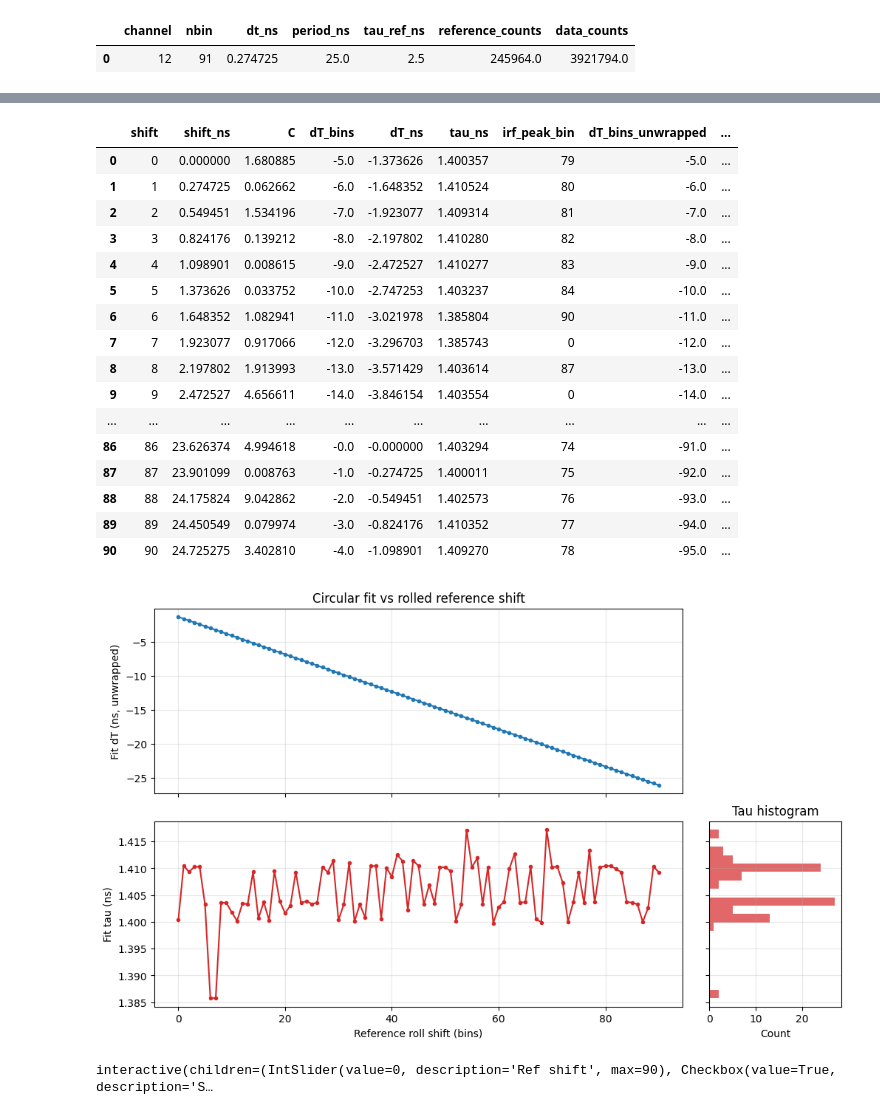
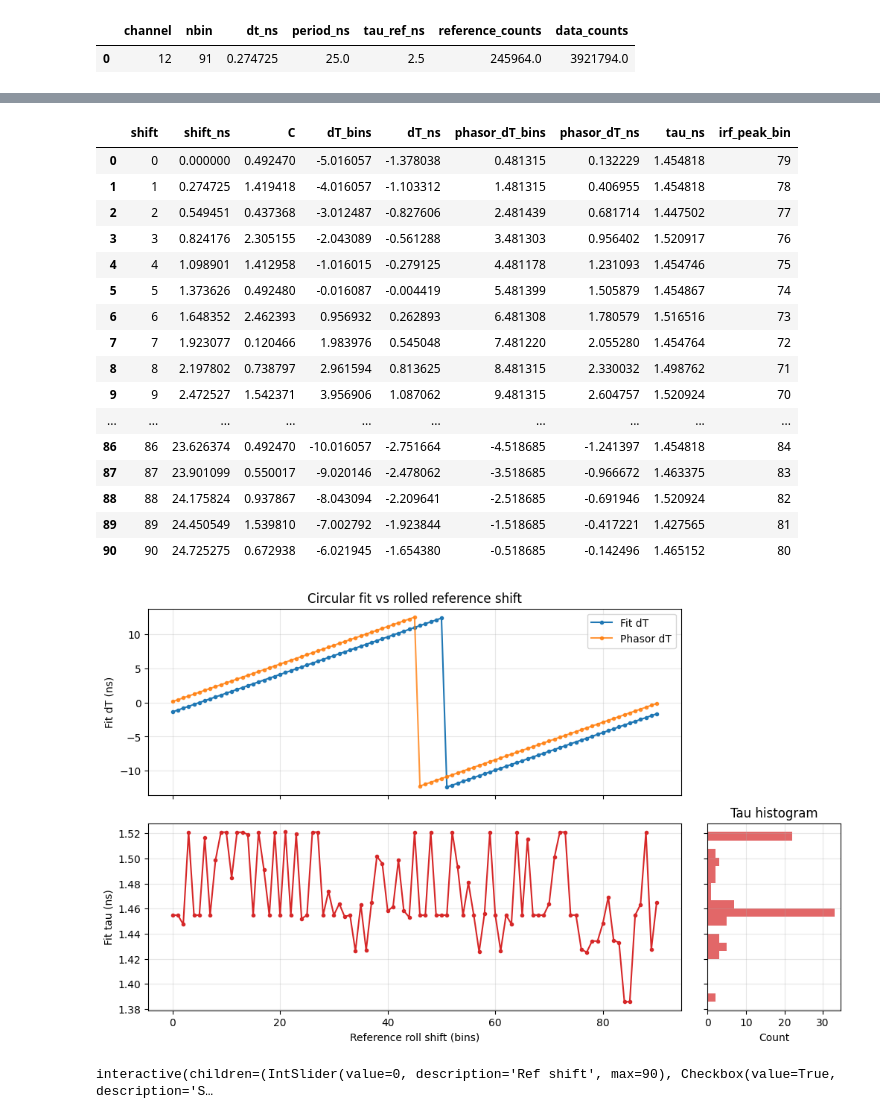
Before and after one commit to VicidominiLab/BrightEyes-Flim, a Jupyter notebook: example notebooks/Alignment Data.ipynb, the cells around one changed output, grey strips where cells are left out. Saved outputs shown, nothing was run; the diff lists cells and outputs as text; code cells hidden in the pictures.

Commit message:
Added comparison with phasor estiamtion of dT

```diff
--- a/example notebooks/Alignment Data.ipynb
+++ b/example notebooks/Alignment Data.ipynb
@@ -13,4 +13,9 @@ sys.path.insert(0, str(ROOT / "src"))
 # %%
 from brighteyes_flim import mcs
 from brighteyes_flim import Alignment
+# %%
+CHANNEL = 12
+C_REF = 1.0
+IRF_ITERATIONS = 300
+FIT_MODE = "irf_shift"
 # %%
@@ -80,10 +83,11 @@ display(setup_df.round(6))
 # %%
 fit_result, fit_cov = Alignment.perform_fit_data(
     t_ns,
-    data_hist_raw_norm,
-    est_irf_ref_norm,
+    data_hist_raw,
+    est_irf_ref,
     period_ns,
     fit_type="circular",
+    mode=FIT_MODE
 )
 
 fitted_hist = np.asarray(
@@ -135,8 +139,10 @@ circular_params {1: 91.0}
 shift_values = np.arange(nbin)
 scan_rows = []
 
+_, _, data_phasor_delay_ns = Alignment.phasor_delay_from_hist(data_hist_raw, period_ns)
+
 for shift in shift_values:
-    ref_hist_shifted = np.roll(ref_hist_raw, shift)
+    ref_hist_shifted = np.roll(ref_hist_raw, -shift)
     ref_hist_shifted_norm = ref_hist_shifted / ref_hist_shifted.sum()
 
     est_irf_shifted = np.asarray(
@@ -154,11 +160,15 @@ for shift in shift_values:
 
     fit_result_shifted, fit_cov_shifted = Alignment.perform_fit_data(
         t_ns,
-        data_hist_raw_norm,
-        est_irf_shifted_norm,
+        data_hist_raw,
+        est_irf_shifted,
         period_ns,
         fit_type="circular",
+        mode=FIT_MODE
     )
+
+    _, _, irf_phasor_delay_ns = Alignment.phasor_delay_from_hist(est_irf_shifted, period_ns)
+    phasor_dT_ns = ((data_phasor_delay_ns - irf_phasor_delay_ns + period_ns / 2) % period_ns) - period_ns / 2
 
     scan_rows.append(
         {
@@ -167,14 +177,14 @@ for shift in shift_values:
             "C": float(fit_result_shifted["C"]),
             "dT_bins": float(fit_result_shifted["dT"]),
             "dT_ns": float(fit_result_shifted["dT"] * dt_ns),
+            "phasor_dT_bins": float(phasor_dT_ns / dt_ns),
+            "phasor_dT_ns": float(phasor_dT_ns),
             "tau_ns": float(fit_result_shifted["tau"]),
             "irf_peak_bin": int(np.argmax(est_irf_shifted_norm)),
         }
     )
 
 scan_results_df = pd.DataFrame(scan_rows)
-scan_results_df["dT_bins_unwrapped"] = np.unwrap(scan_results_df["dT_bins"] / nbin * 2 * np.pi) / (2 * np.pi) * nbin
-scan_results_df["dT_ns_unwrapped"] = scan_results_df["dT_bins_unwrapped"] * dt_ns
 
 with pd.option_context("display.max_rows", None, "display.max_columns", None):
     display(scan_results_df.round(6))
@@ -185,60 +195,62 @@ ax_dt = fig.add_subplot(gs[0, 0])
 ax_tau = fig.add_subplot(gs[1, 0], sharex=ax_dt)
 ax_tau_hist = fig.add_subplot(gs[1, 1], sharey=ax_tau)
 
-ax_dt.plot(scan_results_df["shift"], scan_results_df["dT_ns_unwrapped"], color="tab:blue", marker=".")
-ax_dt.set_ylabel("Fit dT (ns, unwrapped)")
+ax_dt.plot(scan_results_df["shift"], scan_results_df["dT_ns"], color="tab:blue", marker=".", label="Fit dT")
+ax_dt.plot(scan_results_df["shift"], scan_results_df["phasor_dT_ns"], color="tab:orange", marker=".", alpha=0.8, label="Phasor dT")
+ax_dt.set_ylabel("Fit dT (ns)")
 ax_dt.set_title("Circular fit vs rolled reference shift")
 ax_dt.grid(True, alpha=0.3)
+ax_dt.legend()
 ax_dt.tick_params(labelbottom=False)
 
 ax_tau.plot(scan_results_df["shift"], scan_results_df["tau_ns"], color="tab:red", marker=".")
 ax_tau.set_xlabel("Reference roll shift (bins)")
 ax_tau.set_ylabel("Fit tau (ns)")
 ax_tau.grid(True, alpha=0.3)
 
 ax_tau_hist.hist(scan_results_df["tau_ns"], bins=20, orientation="horizontal", color="tab:red", alpha=0.7)
 ax_tau_hist.set_xlabel("Count")
 ax_tau_hist.set_title("Tau histogram")
 ax_tau_hist.grid(True, alpha=0.3)
 ax_tau_hist.tick_params(labelleft=False)
 
 plt.show()
 # %% [output]
 Using circular fit with curve_fit_circular
 initial_guess [1.0, 0.0, 1.0]
 bounds ([0.0, -45.5, 1e-05], [inf, 45.5, np.float64(24.725274725274726)])
 circular_params {1: 91.0}
 Using circular fit with curve_fit_circular
 initial_guess [1.0, 0.0, 1.0]
 bounds ([0.0, -45.5, 1e-05], [inf, 45.5, np.float64(24.725274725274726)])
 circular_params {1: 91.0}
 Using circular fit with curve_fit_circular
 initial_guess [1.0, 0.0, 1.0]
 bounds ([0.0, -45.5, 1e-05], [inf, 45.5, np.float64(24.725274725274726)])
 circular_params {1: 91.0}
 ... (348 lines left out)
 Using circular fit with curve_fit_circular
 initial_guess [1.0, 0.0, 1.0]
 bounds ([0.0, -45.5, 1e-05], [inf, 45.5, np.float64(24.725274725274726)])
 circular_params {1: 91.0}
-|  | shift | shift_ns | C | dT_bins | dT_ns | tau_ns | irf_peak_bin | dT_bins_unwrapped | ... |
-| 0 | 0 | 0.000000 | 1.680885 | -5.0 | -1.373626 | 1.400357 | 79 | -5.0 | ... |
-| 1 | 1 | 0.274725 | 0.062662 | -6.0 | -1.648352 | 1.410524 | 80 | -6.0 | ... |
-| 2 | 2 | 0.549451 | 1.534196 | -7.0 | -1.923077 | 1.409314 | 81 | -7.0 | ... |
-| 3 | 3 | 0.824176 | 0.139212 | -8.0 | -2.197802 | 1.410280 | 82 | -8.0 | ... |
-| 4 | 4 | 1.098901 | 0.008615 | -9.0 | -2.472527 | 1.410277 | 83 | -9.0 | ... |
-| 5 | 5 | 1.373626 | 0.033752 | -10.0 | -2.747253 | 1.403237 | 84 | -10.0 | ... |
-| 6 | 6 | 1.648352 | 1.082941 | -11.0 | -3.021978 | 1.385804 | 90 | -11.0 | ... |
-| 7 | 7 | 1.923077 | 0.917066 | -12.0 | -3.296703 | 1.385743 | 0 | -12.0 | ... |
-| 8 | 8 | 2.197802 | 1.913993 | -13.0 | -3.571429 | 1.403614 | 87 | -13.0 | ... |
-| 9 | 9 | 2.472527 | 4.656611 | -14.0 | -3.846154 | 1.403554 | 0 | -14.0 | ... |
+|  | shift | shift_ns | C | dT_bins | dT_ns | phasor_dT_bins | phasor_dT_ns | tau_ns | irf_peak_bin |
+| 0 | 0 | 0.000000 | 0.492470 | -5.016057 | -1.378038 | 0.481315 | 0.132229 | 1.454818 | 79 |
+| 1 | 1 | 0.274725 | 1.419418 | -4.016057 | -1.103312 | 1.481315 | 0.406955 | 1.454818 | 78 |
+| 2 | 2 | 0.549451 | 0.437368 | -3.012487 | -0.827606 | 2.481439 | 0.681714 | 1.447502 | 77 |
+| 3 | 3 | 0.824176 | 2.305155 | -2.043089 | -0.561288 | 3.481303 | 0.956402 | 1.520917 | 76 |
+| 4 | 4 | 1.098901 | 1.412958 | -1.016015 | -0.279125 | 4.481178 | 1.231093 | 1.454746 | 75 |
+| 5 | 5 | 1.373626 | 0.492480 | -0.016087 | -0.004419 | 5.481399 | 1.505879 | 1.454867 | 74 |
+| 6 | 6 | 1.648352 | 2.462393 | 0.956932 | 0.262893 | 6.481308 | 1.780579 | 1.516516 | 73 |
+| 7 | 7 | 1.923077 | 0.120466 | 1.983976 | 0.545048 | 7.481220 | 2.055280 | 1.454764 | 72 |
+| 8 | 8 | 2.197802 | 0.738797 | 2.961594 | 0.813625 | 8.481315 | 2.330032 | 1.498762 | 71 |
+| 9 | 9 | 2.472527 | 1.542371 | 3.956906 | 1.087062 | 9.481315 | 2.604757 | 1.520924 | 70 |
 | ... | ... | ... | ... | ... | ... | ... | ... | ... | ... |
-| 86 | 86 | 23.626374 | 4.994618 | -0.0 | -0.000000 | 1.403294 | 74 | -91.0 | ... |
-| 87 | 87 | 23.901099 | 0.008763 | -1.0 | -0.274725 | 1.400011 | 75 | -92.0 | ... |
-| 88 | 88 | 24.175824 | 9.042862 | -2.0 | -0.549451 | 1.402573 | 76 | -93.0 | ... |
-| 89 | 89 | 24.450549 | 0.079974 | -3.0 | -0.824176 | 1.410352 | 77 | -94.0 | ... |
-| 90 | 90 | 24.725275 | 3.402810 | -4.0 | -1.098901 | 1.409270 | 78 | -95.0 | ... |
+| 86 | 86 | 23.626374 | 0.492470 | -10.016057 | -2.751664 | -4.518685 | -1.241397 | 1.454818 | 84 |
+| 87 | 87 | 23.901099 | 0.550017 | -9.020146 | -2.478062 | -3.518685 | -0.966672 | 1.463375 | 83 |
+| 88 | 88 | 24.175824 | 0.937867 | -8.043094 | -2.209641 | -2.518685 | -0.691946 | 1.520924 | 82 |
+| 89 | 89 | 24.450549 | 1.539810 | -7.002792 | -1.923844 | -1.518685 | -0.417221 | 1.427565 | 81 |
+| 90 | 90 | 24.725275 | 0.672938 | -6.021945 | -1.654380 | -0.518685 | -0.142496 | 1.465152 | 80 |
-[figure, old version]
+[figure, new version]
 # %%
 from ipywidgets import interact, IntSlider, Checkbox
 
```
Also changed, not shown: parts of 3 cells of this notebook.
